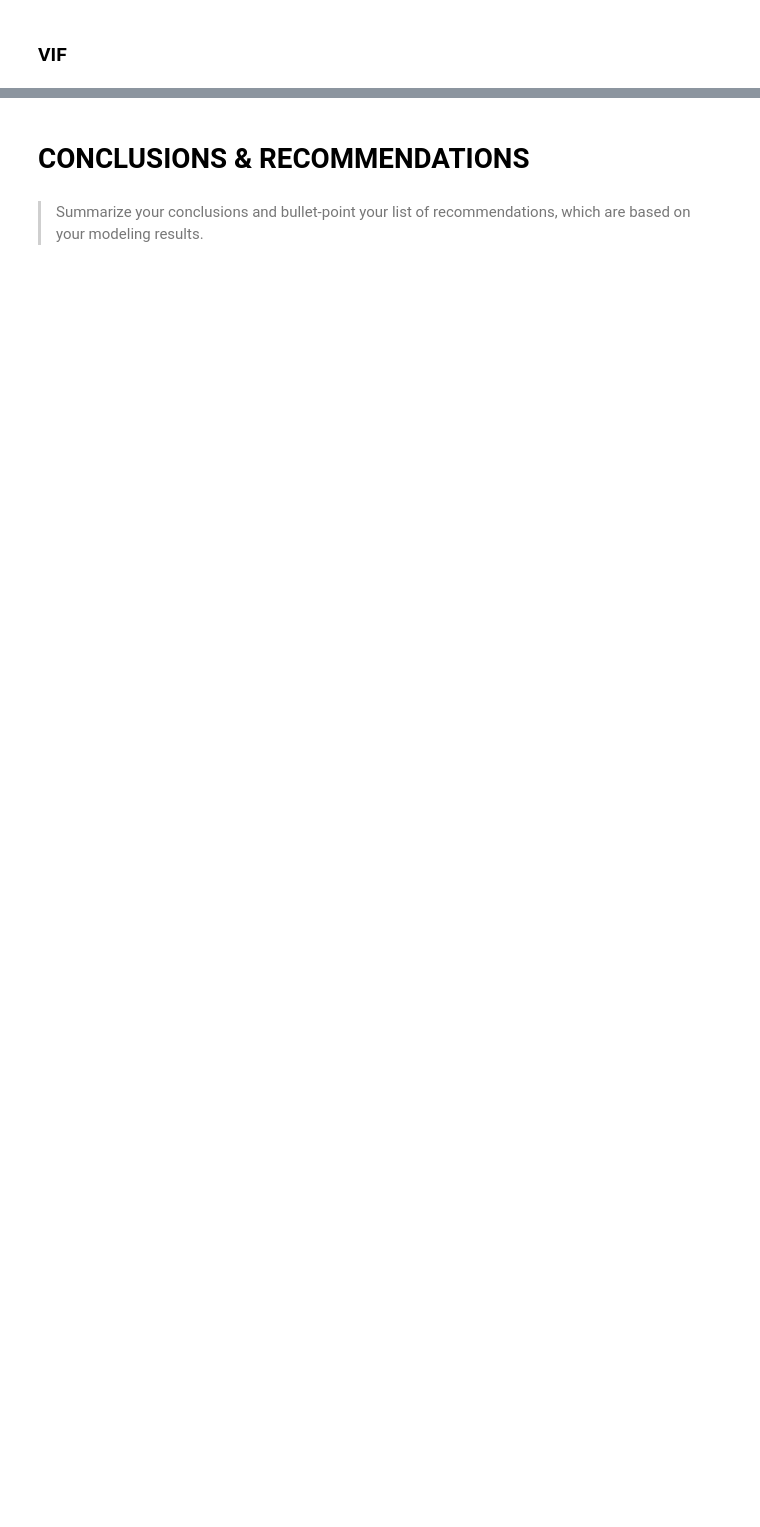
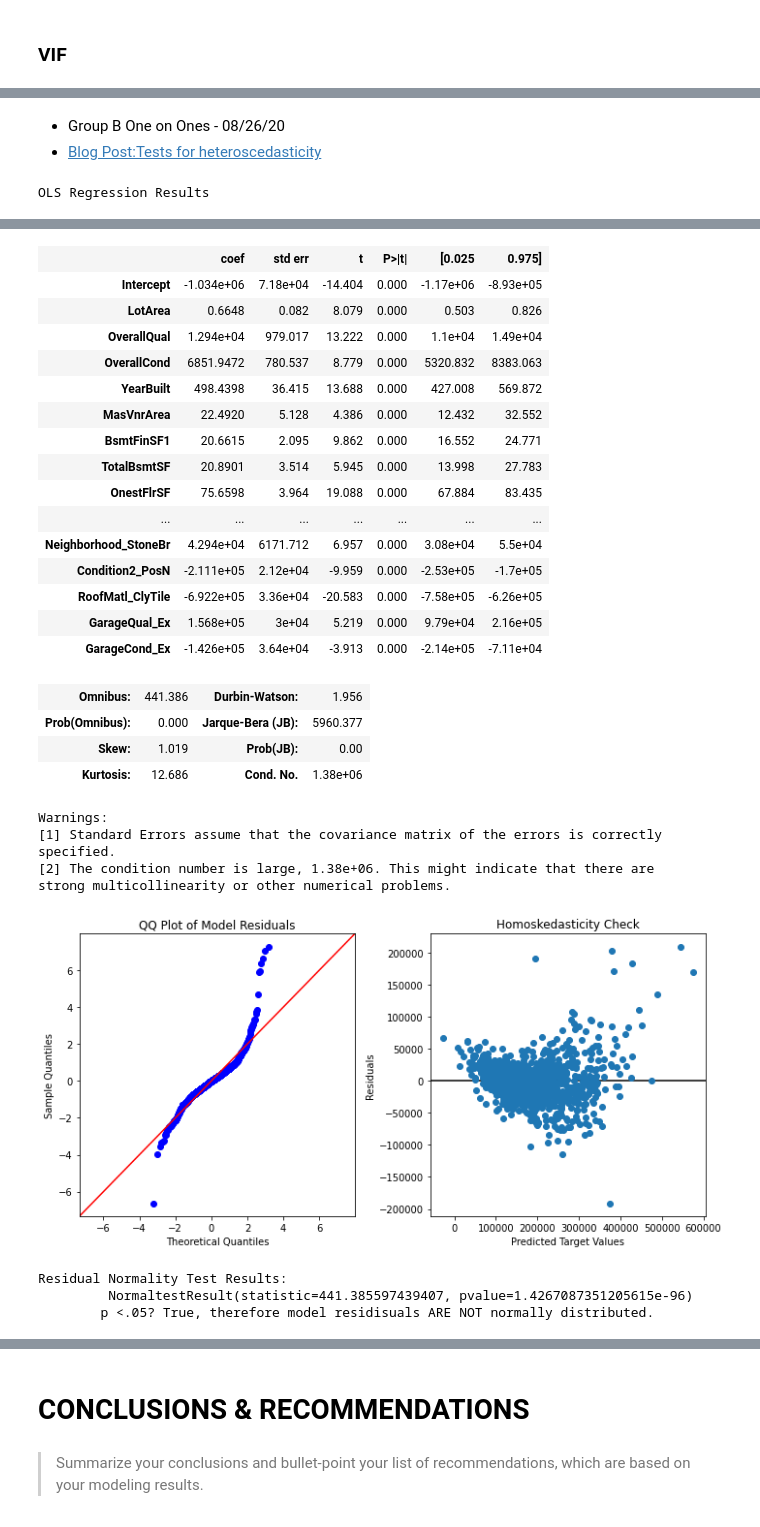
Before and after one commit to jirvingphd/fsds_070620_FT, a Jupyter notebook: Mod_2/mod_2_project/instructor/mod_2_project_office_hours_OSEMN-instructor.ipynb, the cells around one changed output, grey strips where cells are left out. Drawn from its saved outputs; the diff is of its cells as text; code cells hidden in the pictures; blank space fills up the shorter version.

```diff
--- a/Mod_2/mod_2_project/instructor/mod_2_project_office_hours_OSEMN-instructor.ipynb
+++ b/Mod_2/mod_2_project/instructor/mod_2_project_office_hours_OSEMN-instructor.ipynb
@@ -838,0 +1126,8 @@ vif_results.sort_values(ascending=False)
+# %% [markdown]
+- Group B One on Ones - 08/26/20
+- [Blog Post:Tests for heteroscedasticity](https://towardsdatascience.com/verifying-the-assumptions-of-linear-regression-in-python-and-r-f4cd2907d4c0)
+# %%
+model = make_model(df_ohe,drop_cols=[*bad_coeffs,*bad_coeffs2])
+diagnose_model(model)
+# %% [output]
+OLS Regression Results
@@ -838,0 +1143,28 @@ vif_results.sort_values(ascending=False)
+|  | coef | std err | t | P>|t| | [0.025 | 0.975] |
+| Intercept | -1.034e+06 | 7.18e+04 | -14.404 | 0.000 | -1.17e+06 | -8.93e+05 |
+| LotArea | 0.6648 | 0.082 | 8.079 | 0.000 | 0.503 | 0.826 |
+| OverallQual | 1.294e+04 | 979.017 | 13.222 | 0.000 | 1.1e+04 | 1.49e+04 |
+| OverallCond | 6851.9472 | 780.537 | 8.779 | 0.000 | 5320.832 | 8383.063 |
+| YearBuilt | 498.4398 | 36.415 | 13.688 | 0.000 | 427.008 | 569.872 |
+| MasVnrArea | 22.4920 | 5.128 | 4.386 | 0.000 | 12.432 | 32.552 |
+| BsmtFinSF1 | 20.6615 | 2.095 | 9.862 | 0.000 | 16.552 | 24.771 |
+| TotalBsmtSF | 20.8901 | 3.514 | 5.945 | 0.000 | 13.998 | 27.783 |
+| OnestFlrSF | 75.6598 | 3.964 | 19.088 | 0.000 | 67.884 | 83.435 |
+| ... | ... | ... | ... | ... | ... | ... |
+| Neighborhood_StoneBr | 4.294e+04 | 6171.712 | 6.957 | 0.000 | 3.08e+04 | 5.5e+04 |
+| Condition2_PosN | -2.111e+05 | 2.12e+04 | -9.959 | 0.000 | -2.53e+05 | -1.7e+05 |
+| RoofMatl_ClyTile | -6.922e+05 | 3.36e+04 | -20.583 | 0.000 | -7.58e+05 | -6.26e+05 |
+| GarageQual_Ex | 1.568e+05 | 3e+04 | 5.219 | 0.000 | 9.79e+04 | 2.16e+05 |
+| GarageCond_Ex | -1.426e+05 | 3.64e+04 | -3.913 | 0.000 | -2.14e+05 | -7.11e+04 |
+| Omnibus: | 441.386 | Durbin-Watson: | 1.956 |
+| Prob(Omnibus): | 0.000 | Jarque-Bera (JB): | 5960.377 |
+| Skew: | 1.019 | Prob(JB): | 0.00 |
+| Kurtosis: | 12.686 | Cond. No. | 1.38e+06 |
+Warnings:
+[1] Standard Errors assume that the covariance matrix of the errors is correctly specified.
+[2] The condition number is large, 1.38e+06. This might indicate that there are
+strong multicollinearity or other numerical problems.
+[figure, added]
+Residual Normality Test Results:
+         NormaltestResult(statistic=441.385597439407, pvalue=1.4267087351205615e-96)
+        p <.05? True, therefore model residisuals ARE NOT normally distributed.
```
Also changed, not shown: parts of 40 cells of this notebook, 2 other files.
